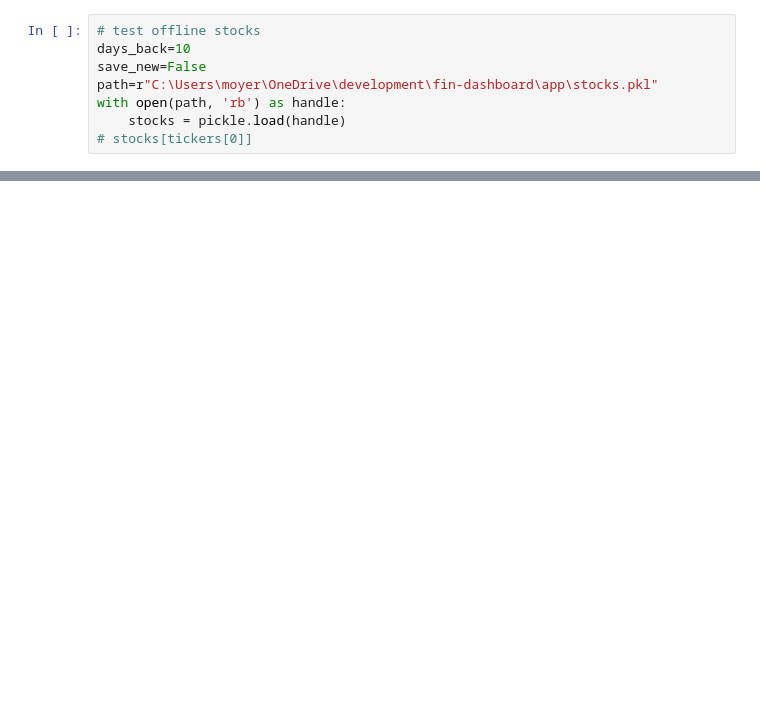
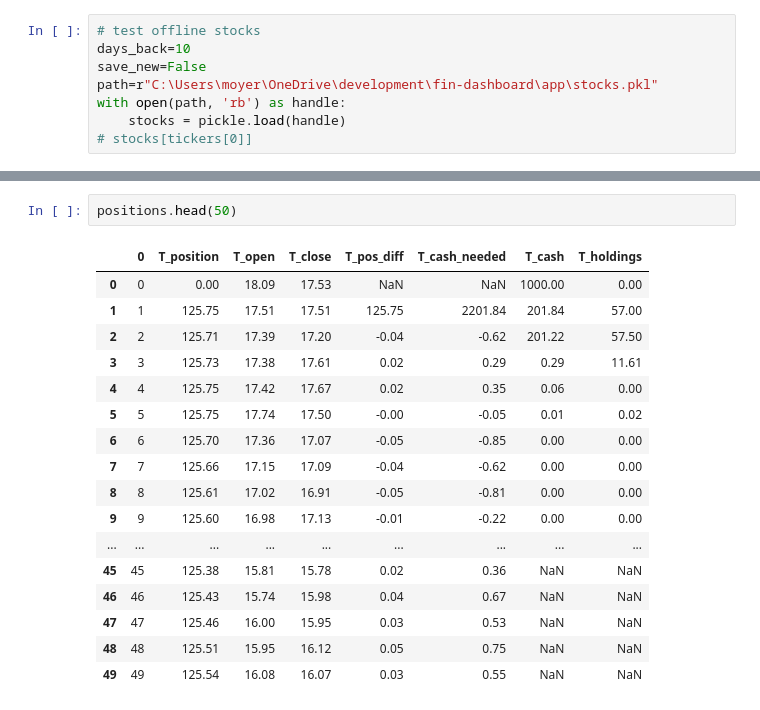
Before and after one commit to lucasdmoyer/two-dolla, a Jupyter notebook: new.ipynb, the cells around one changed output, grey strips where cells are left out. Cells and saved outputs as stored; diff of their text form; blank space fills up the shorter version.

Commit message:
script that works with runnning out of cash

```diff
--- a/new.ipynb
+++ b/new.ipynb
@@ -85,0 +262,20 @@ with open(path, 'rb') as handle:
+# %%
+positions.head(50)
+# %% [output]
+|  | 0 | T_position | T_open | T_close | T_pos_diff | T_cash_needed | T_cash | T_holdings |
+| 0 | 0 | 0.00 | 18.09 | 17.53 | NaN | NaN | 1000.00 | 0.00 |
+| 1 | 1 | 125.75 | 17.51 | 17.51 | 125.75 | 2201.84 | 201.84 | 57.00 |
+| 2 | 2 | 125.71 | 17.39 | 17.20 | -0.04 | -0.62 | 201.22 | 57.50 |
+| 3 | 3 | 125.73 | 17.38 | 17.61 | 0.02 | 0.29 | 0.29 | 11.61 |
+| 4 | 4 | 125.75 | 17.42 | 17.67 | 0.02 | 0.35 | 0.06 | 0.00 |
+| 5 | 5 | 125.75 | 17.74 | 17.50 | -0.00 | -0.05 | 0.01 | 0.02 |
+| 6 | 6 | 125.70 | 17.36 | 17.07 | -0.05 | -0.85 | 0.00 | 0.00 |
+| 7 | 7 | 125.66 | 17.15 | 17.09 | -0.04 | -0.62 | 0.00 | 0.00 |
+| 8 | 8 | 125.61 | 17.02 | 16.91 | -0.05 | -0.81 | 0.00 | 0.00 |
+| 9 | 9 | 125.60 | 16.98 | 17.13 | -0.01 | -0.22 | 0.00 | 0.00 |
+| ... | ... | ... | ... | ... | ... | ... | ... | ... |
+| 45 | 45 | 125.38 | 15.81 | 15.78 | 0.02 | 0.36 | NaN | NaN |
+| 46 | 46 | 125.43 | 15.74 | 15.98 | 0.04 | 0.67 | NaN | NaN |
+| 47 | 47 | 125.46 | 16.00 | 15.95 | 0.03 | 0.53 | NaN | NaN |
+| 48 | 48 | 125.51 | 15.95 | 16.12 | 0.05 | 0.75 | NaN | NaN |
+| 49 | 49 | 125.54 | 16.08 | 16.07 | 0.03 | 0.55 | NaN | NaN |
```
Also changed, not shown: parts of 14 cells of this notebook, 1 other file.
